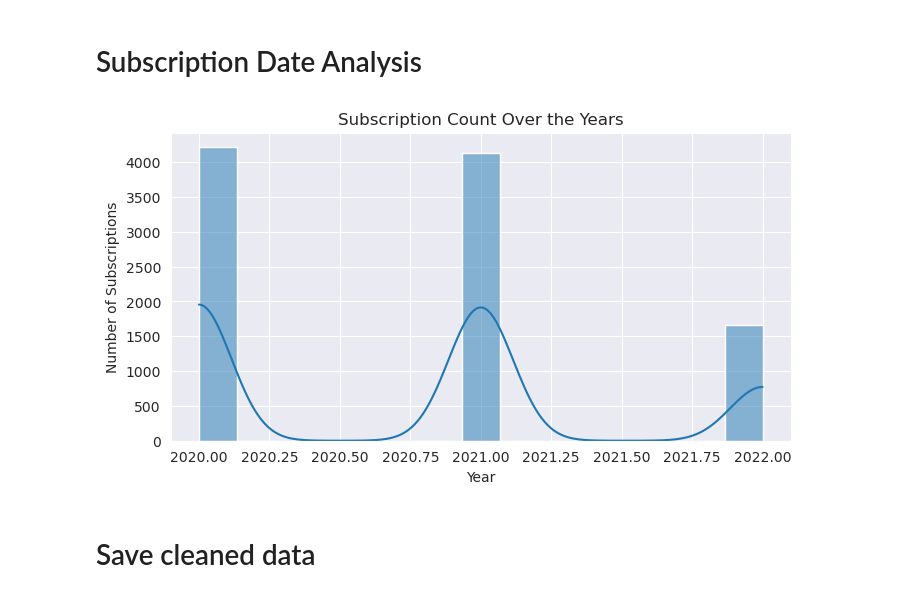
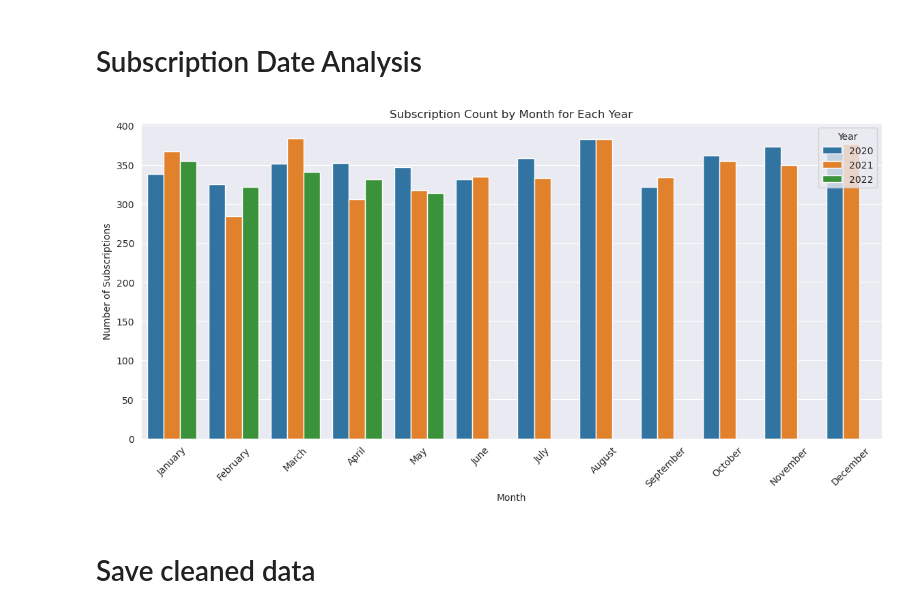
Before and after one commit to caffeineoverfl/DataAnalysis, a Jupyter notebook: Example.ipynb, the cells around one changed output. Drawn from its saved outputs; the diff is of its cells as text; code cells hidden in the pictures.

Commit message:
-Updated the Subscription Date Analysis plot to show the Data of each individual month. -refactored some code

```diff
--- a/Example.ipynb
+++ b/Example.ipynb
@@ -95,14 +95,20 @@ plt.show()
 # Subscription Date Analysis
 # %%
 df['Year'] = df['Subscription Date'].dt.year
-plt.figure(figsize=(8, 4))
-sns.histplot(df['Year'].dropna(), bins=15, kde=True)
-plt.title("Subscription Count Over the Years")
-plt.xlabel("Year")
+df['Month'] = df['Subscription Date'].dt.month_name()
+month_order = ["January", "February", "March", "April", "May", "June",
+               "July", "August", "September", "October", "November", "December"]
+
+plt.figure(figsize=(14, 6))
+sns.countplot(x=df['Month'], hue=df['Year'], order=month_order, palette="tab10")
+plt.title("Subscription Count by Month for Each Year")
+plt.xlabel("Month")
 plt.ylabel("Number of Subscriptions")
+plt.xticks(rotation=45)
+plt.legend(title="Year")
 plt.show()
 # %% [output]
-[figure, old version]
+[figure, new version]
 # %% [markdown]
 # Save cleaned data
 # %%
```
